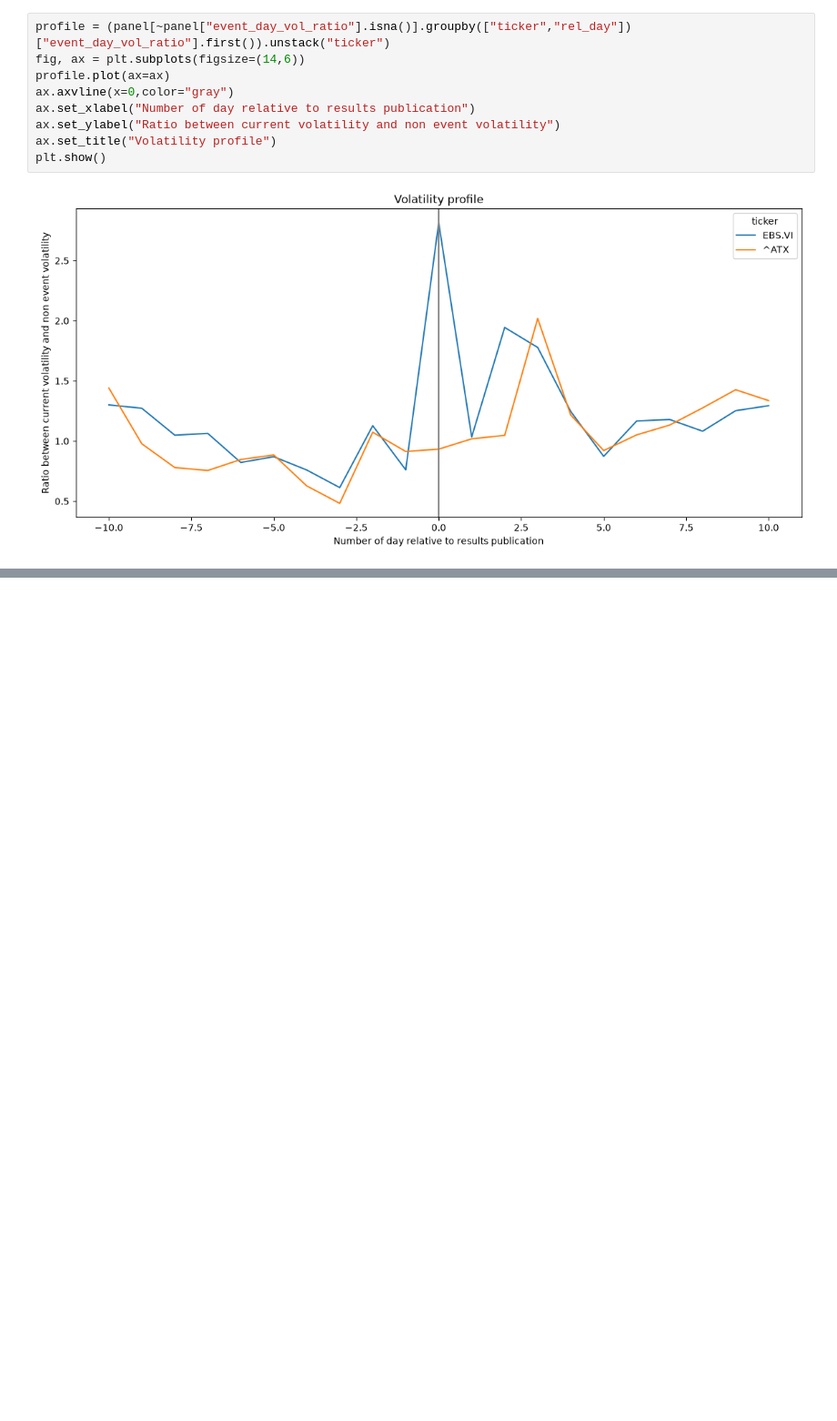
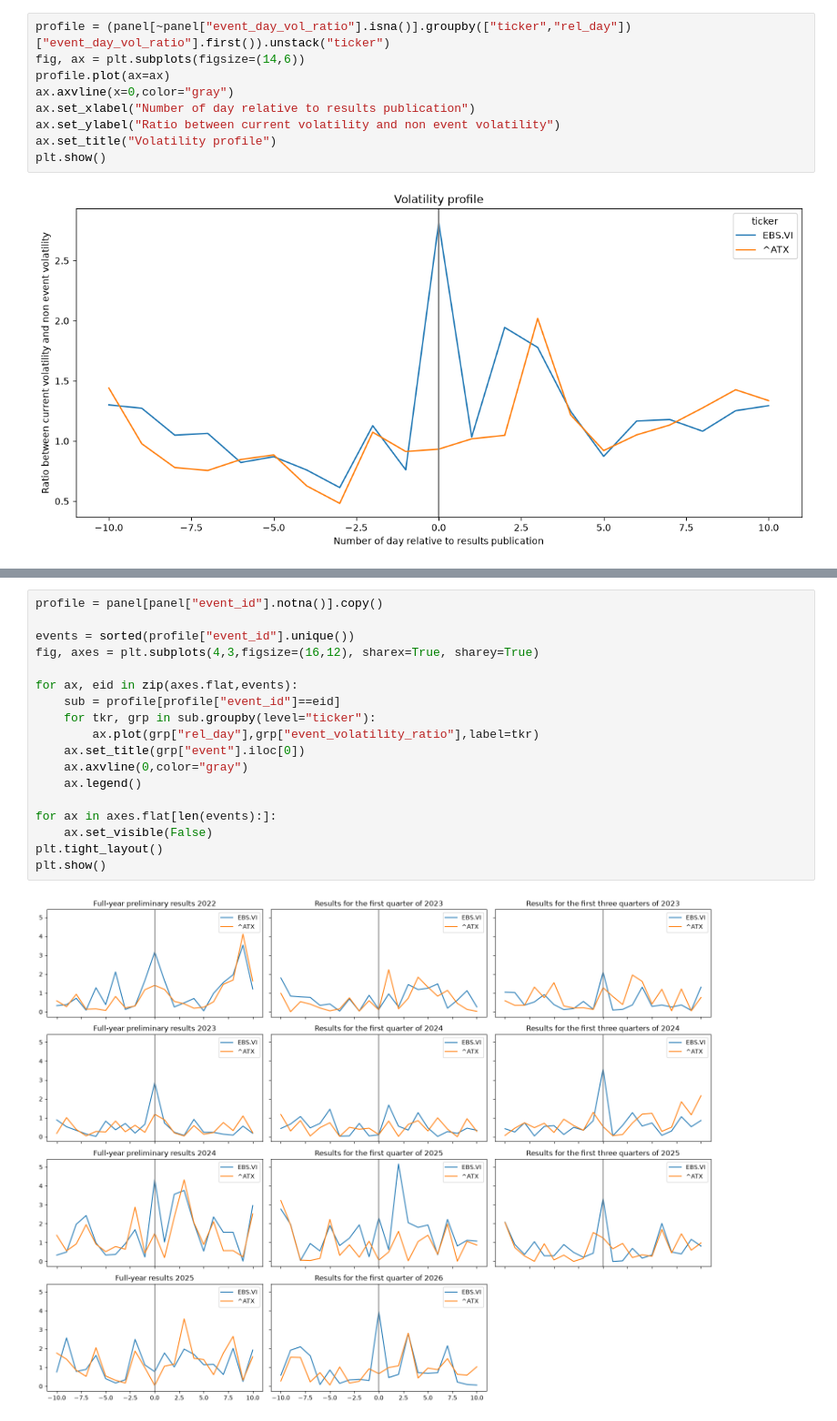
Before and after one commit to fedjabogataj/Erste-Earning-Volatility, a Jupyter notebook: analysis.ipynb, the cells around one changed output, grey strips where cells are left out. Shown at 91% size. Cells and saved outputs as stored; diff of their text form; blank space fills up the shorter version.

```diff
--- a/analysis.ipynb
+++ b/analysis.ipynb
@@ -285,0 +334,20 @@ plt.show()
+# %%
+profile = panel[panel["event_id"].notna()].copy()
+
+events = sorted(profile["event_id"].unique())
+fig, axes = plt.subplots(4,3,figsize=(16,12), sharex=True, sharey=True)
+
+for ax, eid in zip(axes.flat,events):
+    sub = profile[profile["event_id"]==eid]
+    for tkr, grp in sub.groupby(level="ticker"):
+        ax.plot(grp["rel_day"],grp["event_volatility_ratio"],label=tkr)
+    ax.set_title(grp["event"].iloc[0])
+    ax.axvline(0,color="gray")
+    ax.legend()
+
+for ax in axes.flat[len(events):]:
+    ax.set_visible(False)
+plt.tight_layout()
+plt.show()
+# %% [output]
+[figure, added]
```
Also changed, not shown: parts of 5 cells of this notebook.
